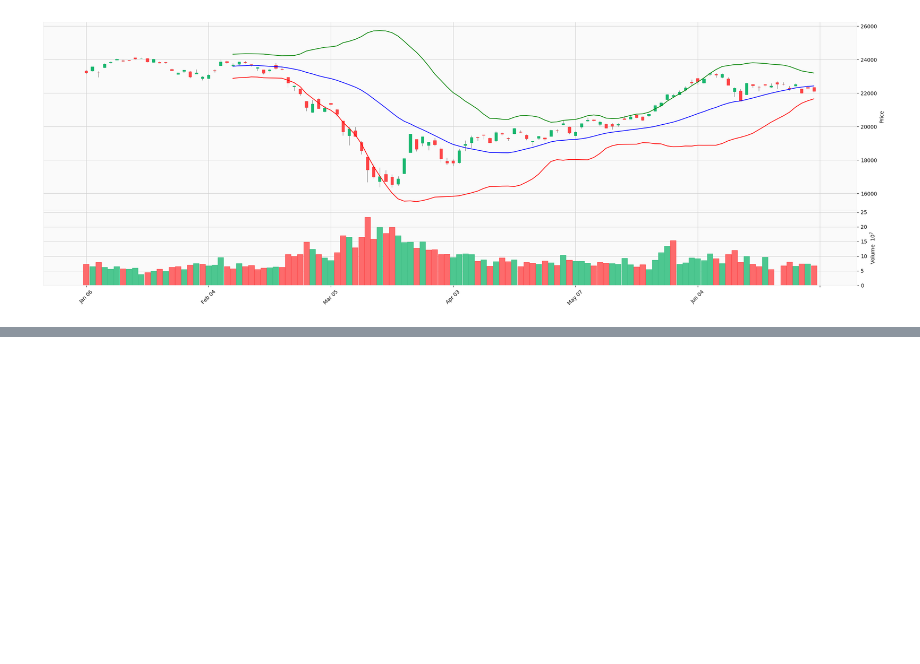
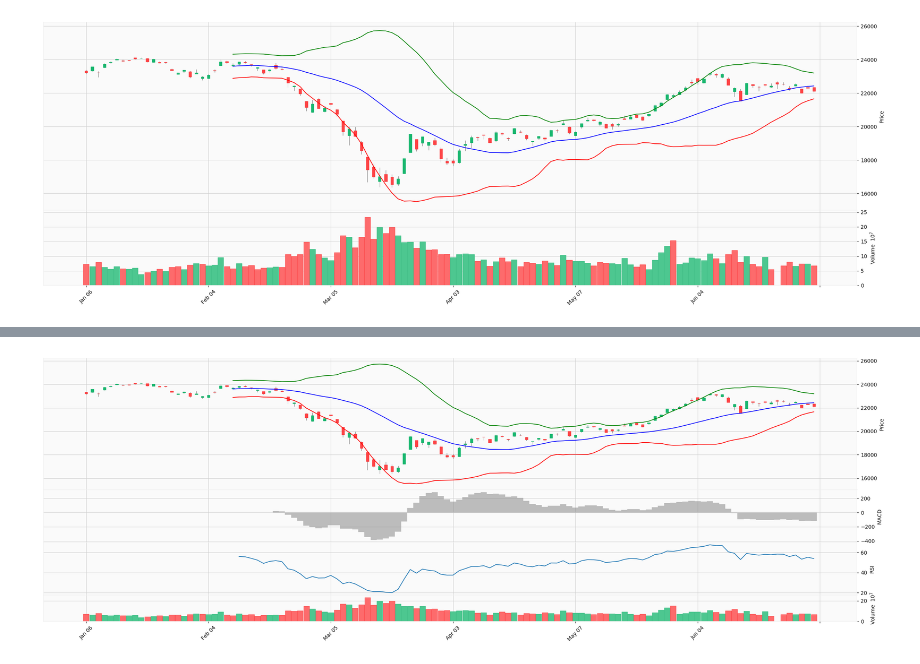
Before and after one commit to Syozaburo/docker-python, a Jupyter notebook: mplfinance.ipynb, the cells around one changed output, grey strips where cells are left out. Drawn from its saved outputs; the diff is of its cells as text; code cells hidden in the pictures; blank space fills up the shorter version.

Commit message:
add RSI graph

```diff
--- a/mplfinance.ipynb
+++ b/mplfinance.ipynb
@@ -81,0 +84,2 @@ mpf.plot(df,type='candle',figsize=(30,10),style='yahoo',volume=True,addplot=apds
+# %%
+df["RSI"] = ta.RSI(df['Adj Close'], timeperiod=25)
@@ -81,0 +96,11 @@ mpf.plot(df,type='candle',figsize=(30,10),style='yahoo',volume=True,addplot=apds
+# %%
+apds=[mpf.make_addplot(df['upper'],color='g'),
+      mpf.make_addplot(df['middle'],color='b'),
+      mpf.make_addplot(df['lower'],color='r'),
+      mpf.make_addplot(df['macdhist'],type='bar',color='gray',width=1.0,panel=1,alpha=0.5,ylabel='MACD'),
+      mpf.make_addplot(df['RSI'],panel=2,type='line',ylabel='RSI')
+     ]
+
+mpf.plot(df,type='candle',figsize=(30,10),style='yahoo',volume=True,addplot=apds,volume_panel=3,panel_ratios=(5,2,2,1))
+# %% [output]
+[figure, added]
```
Also changed, not shown: parts of 3 cells of this notebook, 1 other file.
